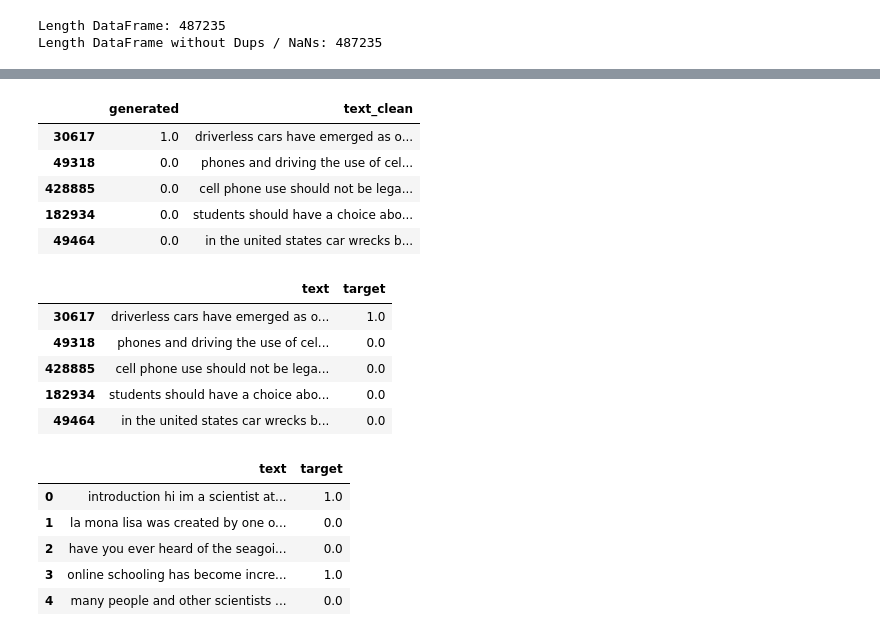
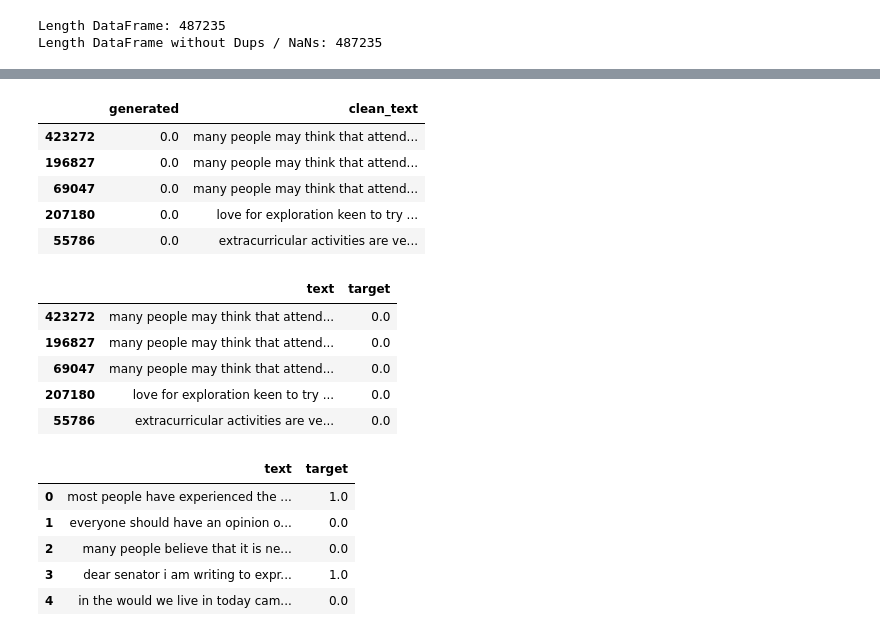
Before and after one commit to niels-2005/AI_or_Human_NLP, a Jupyter notebook: data_preprocessing.ipynb, the cells around one changed output, grey strips where cells are left out. Saved outputs shown, nothing was run; the diff lists cells and outputs as text; code cells hidden in the pictures.

```diff
--- a/data_preprocessing.ipynb
+++ b/data_preprocessing.ipynb
@@ -115,5 +96,0 @@ for text in tqdm(df["text_clean"].values):
-# %%
-# new column for token counts
-
-df["token_count"] = token_len
-df.head()
@@ -127,6 +97,6 @@ df.head()
 # %%
 # sort values by token_count (most on top)
 
-df = df.sort_values(by="token_count", ascending=False)
+df = df.sort_values(by="word_count", ascending=False)
 df.head()
 # %% [output]
@@ -161,0 +148,4 @@ df.describe()
+# %%
+# the first 2500 rows has a range from 1668 - 1025, we will balance a bit, so max word_count is 1024
+df = df[df["word_count"] < 1025]
+df.head()
@@ -180,5 +176,5 @@ df.tail(100)
 # %%
-# drop the last 100 entries, so word, token count > 50
-df = df.iloc[:-100]
+# only texts with word count > 39
+df = df[df["word_count"] > 39]
 df.tail()
 # %% [output]
@@ -288,35 +200,38 @@ df_token_512.head()
 # %%
 # drop unimportant columns
-df_token_512 = df_token_512.drop(columns=["text", "word_count", "token_count"])
-df_token_512.head()
+
+df = df.drop(columns=["text", "word_count"])
+df.head()
 # %% [output]
-|  | generated | text_clean |
-| 30617 | 1.0 | driverless cars have emerged as o... |
-| 49318 | 0.0 | phones and driving the use of cel... |
-| 428885 | 0.0 | cell phone use should not be lega... |
-| 182934 | 0.0 | students should have a choice abo... |
-| 49464 | 0.0 | in the united states car wrecks b... |
+|  | generated | clean_text |
+| 423272 | 0.0 | many people may think that attend... |
+| 196827 | 0.0 | many people may think that attend... |
+| 69047 | 0.0 | many people may think that attend... |
+| 207180 | 0.0 | love for exploration keen to try ... |
+| 55786 | 0.0 | extracurricular activities are ve... |
 # %%
 # rename and switch columns
-df_token_512 = df_token_512.rename(
-    columns={"text_clean": "text", "generated": "target"}
+
+df = df.rename(
+    columns={"clean_text": "text", "generated": "target"}
 )[["text", "target"]]
-df_token_512.head()
+df.head()
 # %% [output]
 |  | text | target |
-| 30617 | driverless cars have emerged as o... | 1.0 |
-| 49318 | phones and driving the use of cel... | 0.0 |
-| 428885 | cell phone use should not be lega... | 0.0 |
-| 182934 | students should have a choice abo... | 0.0 |
-| 49464 | in the united states car wrecks b... | 0.0 |
+| 423272 | many people may think that attend... | 0.0 |
+| 196827 | many people may think that attend... | 0.0 |
+| 69047 | many people may think that attend... | 0.0 |
+| 207180 | love for exploration keen to try ... | 0.0 |
+| 55786 | extracurricular activities are ve... | 0.0 |
 # %%
 # shuffle the dataframe before saving, reset the index
-df_token_512 = df_token_512.sample(frac=1, random_state=42).reset_index(drop=True)
-df_token_512.head()
+
+df = df.sample(frac=1, random_state=42).reset_index(drop=True)
+df.head()
 # %% [output]
 |  | text | target |
-| 0 | introduction hi im a scientist at... | 1.0 |
-| 1 | la mona lisa was created by one o... | 0.0 |
-| 2 | have you ever heard of the seagoi... | 0.0 |
-| 3 | online schooling has become incre... | 1.0 |
-| 4 | many people and other scientists ... | 0.0 |
+| 0 | most people have experienced the ... | 1.0 |
+| 1 | everyone should have an opinion o... | 0.0 |
+| 2 | many people believe that it is ne... | 0.0 |
+| 3 | dear senator i am writing to expr... | 1.0 |
+| 4 | in the would we live in today cam... | 0.0 |
```
Also changed, not shown: parts of 29 cells of this notebook, 5 other files.
